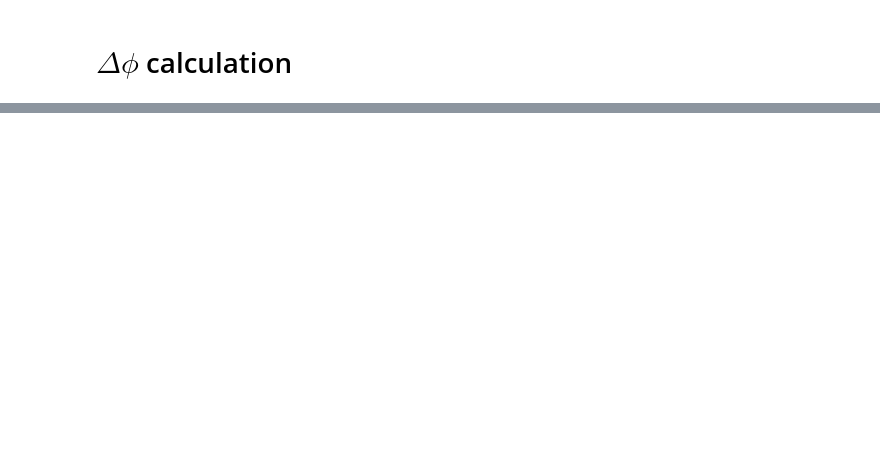
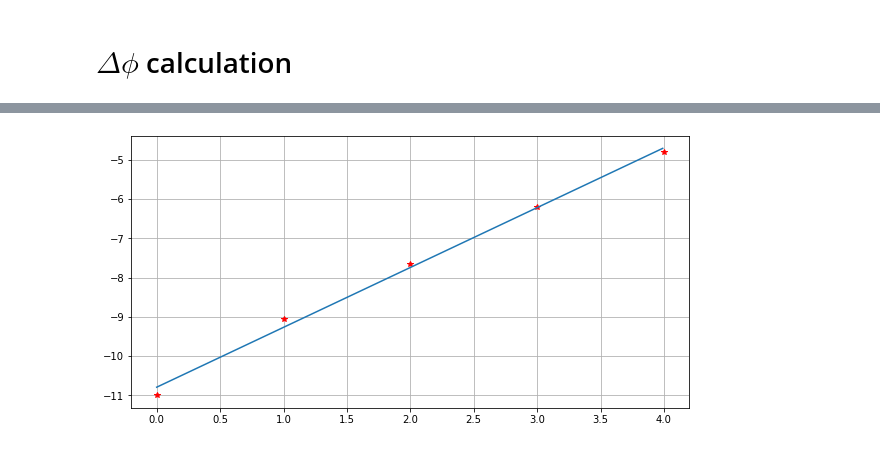
Before and after one commit to leonardocattarin/LabAdvPhotonicsMeep, a Jupyter notebook: Microring_Resonator/Test_Ring_Resonator.ipynb, the cells around one changed output, grey strips where cells are left out. Saved outputs shown, nothing was run; the diff lists cells and outputs as text; code cells hidden in the pictures; blank space fills up the shorter version.

```diff
--- a/Microring_Resonator/Test_Ring_Resonator.ipynb
+++ b/Microring_Resonator/Test_Ring_Resonator.ipynb
@@ -510,0 +631,9 @@ plt.grid()
+# %%
+dummy_m_init = np.arange(np.amin([i[0] for i in enumerate(init_x_peaks)]), np.amax([i[0] for i in enumerate(init_x_peaks)]), 0.01)
+
+plt.plot([i[0] for i in enumerate(init_x_peaks)],init_x_peaks ,"r*")
+plt.plot(dummy_m_init, func_linear(dummy_m_init, *popt_init), label=r"linear fit")
+
+plt.grid()
+# %% [output]
+[figure, added]
```
Also changed, not shown: parts of 24 cells of this notebook, 1 other file.
